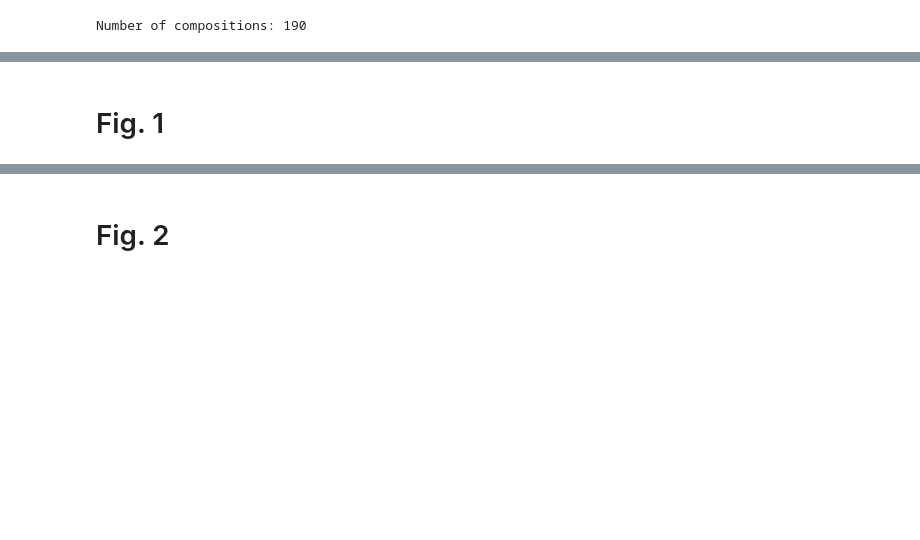
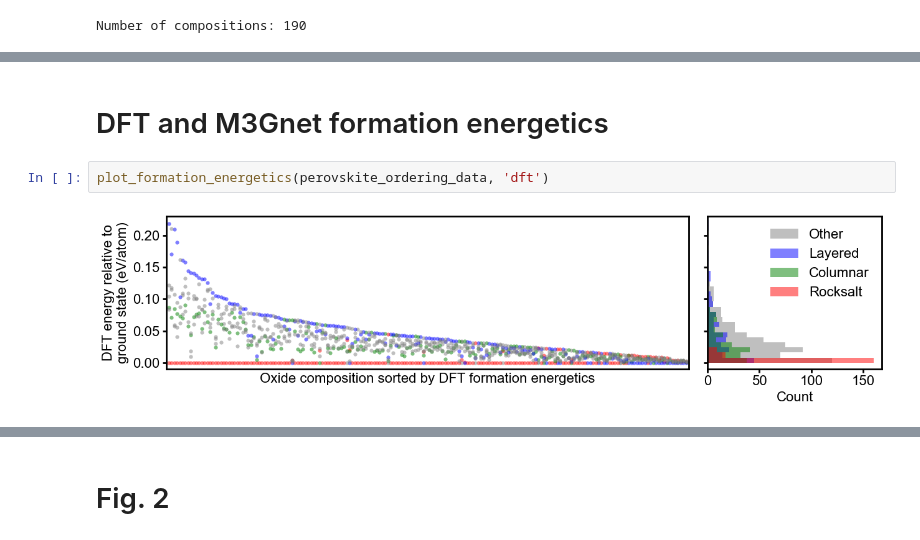
Before and after one commit to learningmatter-mit/Perovskite-Ordering-Descriptors, a Jupyter notebook: descriptors/perovskite_ordering_descriptors.ipynb, the cells around one changed output, grey strips where cells are left out. Cells and saved outputs as stored; diff of their text form; blank space fills up the shorter version.

```diff
--- a/descriptors/perovskite_ordering_descriptors.ipynb
+++ b/descriptors/perovskite_ordering_descriptors.ipynb
@@ -43,4 +42,8 @@ Index(['formula', 'A', 'B', 'A_electronegativity', 'A_ox_state',
       dtype='object')
 # %% [markdown]
-# Fig. 1
+# DFT and M3Gnet formation energetics
+# %%
+plot_formation_energetics(perovskite_ordering_data, 'dft')
+# %% [output]
+[figure, added]
 # %%
```
Also changed, not shown: parts of 3 cells of this notebook, 2 other files.
